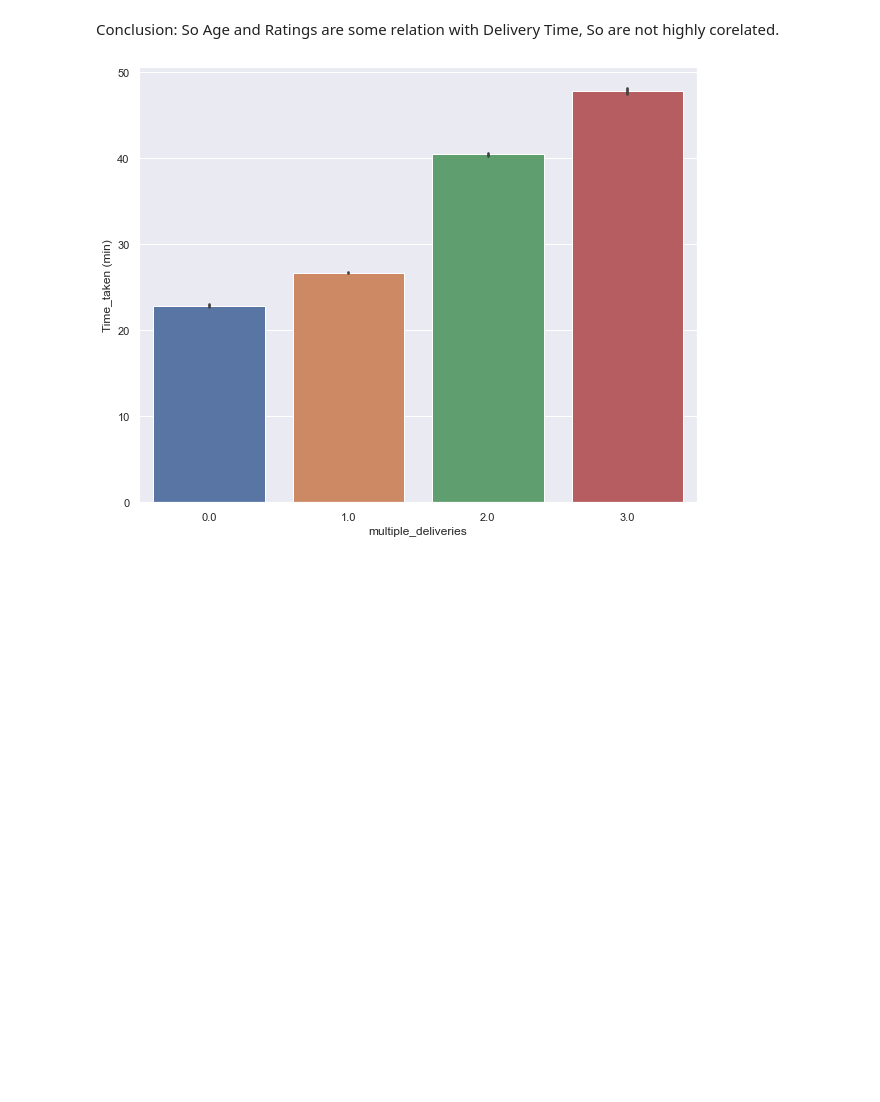
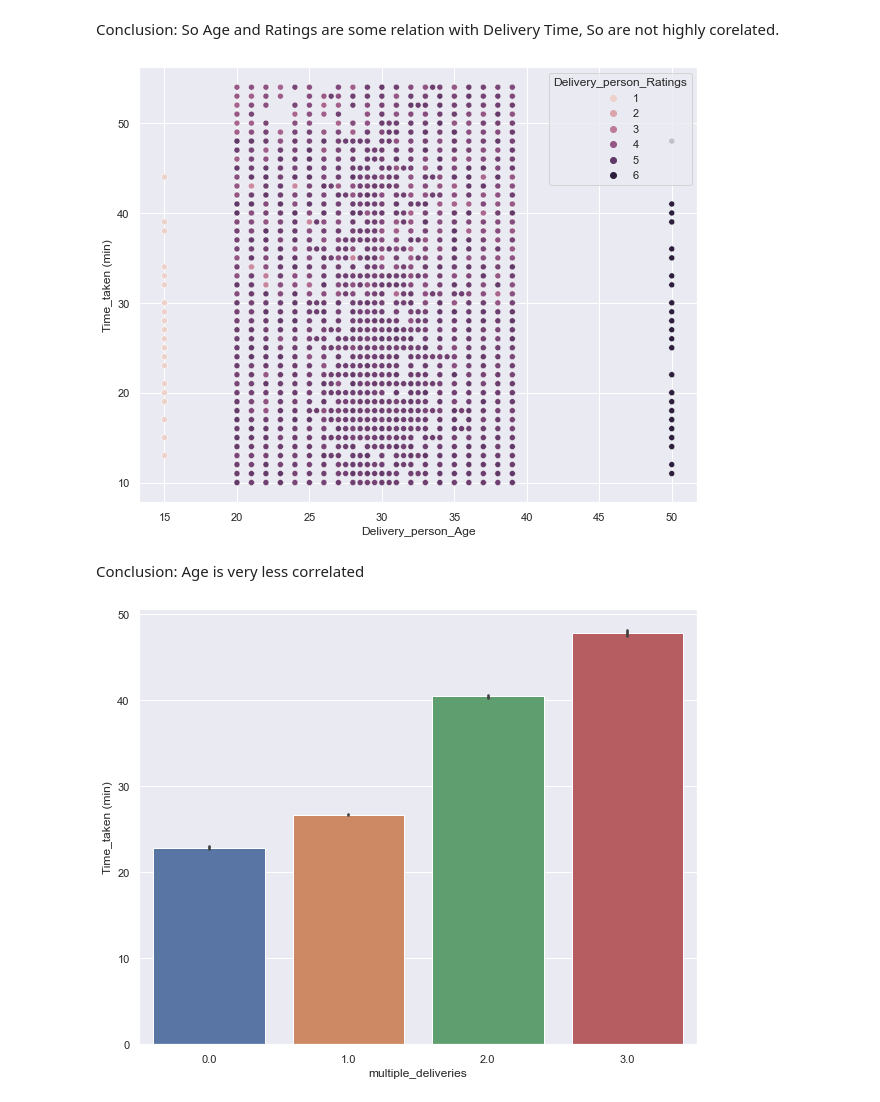
Before and after one commit to ganeshss0/ineuron_ml_task_1, a Jupyter notebook: notebooks/eda.ipynb, the cells around one changed output. Drawn from its saved outputs; the diff is of its cells as text; code cells hidden in the pictures; blank space fills up the shorter version.

```diff
--- a/notebooks/eda.ipynb
+++ b/notebooks/eda.ipynb
@@ -402,6 +402,17 @@ plt.show()
 [figure]
 # %% [markdown]
 Conclusion: So Age and Ratings are some relation with Delivery Time, So are not highly corelated.
+# %%
+sns.scatterplot(
+    data = data,
+    x = 'Delivery_person_Age',
+    y = 'Time_taken (min)',
+    hue = 'Delivery_person_Ratings')
+plt.show()
+# %% [output]
+[figure, added]
+# %% [markdown]
+Conclusion: Age is very less correlated
 # %%
 # Does number of order effect the delivery time
 sns.barplot(
```
